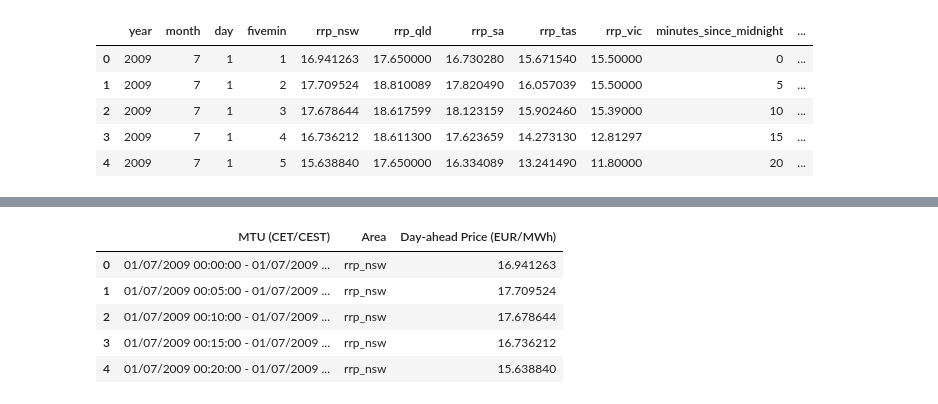
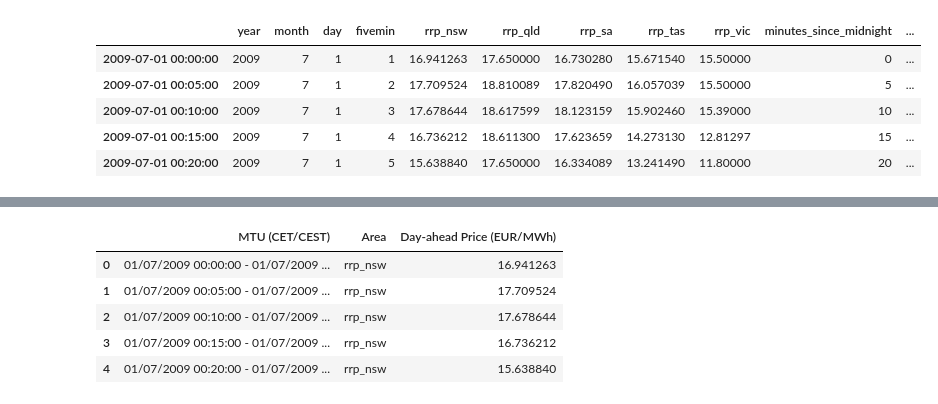
Before and after one commit to franrolotti/volatility-spillovers, a Jupyter notebook: 0_transform_australia_data.ipynb, the cells around one changed output, grey strips where cells are left out. Cells and saved outputs as stored; diff of their text form; code cells hidden in the pictures.

```diff
--- a/0_transform_australia_data.ipynb
+++ b/0_transform_australia_data.ipynb
@@ -15,0 +113,16 @@ df.head()
+# %%
+
+# ------------------------------------------------------------
+# 3. interpolate only *single-step* gaps ---------------------
+price_cols = [c for c in df_wide.columns if c.startswith('rrp_')]
+
+df_wide[price_cols] = (
+    df_wide[price_cols]
+      .interpolate(method='linear', limit=1, limit_direction='both')
+)
+
+# ------------------------------------------------------------
+# sanity: every day must now have 288 rows -------------------
+assert (df_wide.groupby(df_wide.index.normalize()).size() == 288).all()
+print("✓ All days complete and interpolated")
+df_wide.head()
@@ -15,0 +161,21 @@ df.head()
+# %%
+# df_wide is already re-indexed and interpolated
+idx = df_wide.index          # shortcut
+
+df_wide['year']  = idx.year
+df_wide['month'] = idx.month
+df_wide['day']   = idx.day
+df_wide['fivemin'] = ((idx - idx.normalize()).total_seconds() // 300 + 1
+                      ).astype('int16')     # 1 … 288
+
+# now repeat the diagnostic
+daily = (df_wide
+         .groupby(['year','month','day'])['fivemin']
+         .agg(intervals='count',
+              min_fivemin='min',
+              max_fivemin='max')
+         .reset_index())
+
+print(daily['intervals'].value_counts())   # → 288    n_days
+print(daily.query('intervals != 288'))     # empty
+df_wide.head()
@@ -16,25 +195,25 @@ df.head()
 # %%
-
+df = df_wide.copy()
 
 # Compute minutes since midnight
 df['minutes_since_midnight'] = (df['fivemin'] - 1) * 5
 
 # Now create full timestamp
 df['datetime'] = pd.to_datetime(df['year'].astype(str) + '-' +
                                 df['month'].astype(str).str.zfill(2) + '-' +
                                 df['day'].astype(str).str.zfill(2) + ' ' +
                                 (df['minutes_since_midnight'] // 60).astype(str).str.zfill(2) + ':' +
                                 (df['minutes_since_midnight'] % 60).astype(str).str.zfill(2) + ':00',
                                 format='%Y-%m-%d %H:%M:%S')
 
 df.head()
 # %% [output]
 |  | year | month | day | fivemin | rrp_nsw | rrp_qld | rrp_sa | rrp_tas | rrp_vic | minutes_since_midnight | ... |
-| 0 | 2009 | 7 | 1 | 1 | 16.941263 | 17.650000 | 16.730280 | 15.671540 | 15.50000 | 0 | ... |
-| 1 | 2009 | 7 | 1 | 2 | 17.709524 | 18.810089 | 17.820490 | 16.057039 | 15.50000 | 5 | ... |
-| 2 | 2009 | 7 | 1 | 3 | 17.678644 | 18.617599 | 18.123159 | 15.902460 | 15.39000 | 10 | ... |
-| 3 | 2009 | 7 | 1 | 4 | 16.736212 | 18.611300 | 17.623659 | 14.273130 | 12.81297 | 15 | ... |
-| 4 | 2009 | 7 | 1 | 5 | 15.638840 | 17.650000 | 16.334089 | 13.241490 | 11.80000 | 20 | ... |
+| 2009-07-01 00:00:00 | 2009 | 7 | 1 | 1 | 16.941263 | 17.650000 | 16.730280 | 15.671540 | 15.50000 | 0 | ... |
+| 2009-07-01 00:05:00 | 2009 | 7 | 1 | 2 | 17.709524 | 18.810089 | 17.820490 | 16.057039 | 15.50000 | 5 | ... |
+| 2009-07-01 00:10:00 | 2009 | 7 | 1 | 3 | 17.678644 | 18.617599 | 18.123159 | 15.902460 | 15.39000 | 10 | ... |
+| 2009-07-01 00:15:00 | 2009 | 7 | 1 | 4 | 16.736212 | 18.611300 | 17.623659 | 14.273130 | 12.81297 | 15 | ... |
+| 2009-07-01 00:20:00 | 2009 | 7 | 1 | 5 | 15.638840 | 17.650000 | 16.334089 | 13.241490 | 11.80000 | 20 | ... |
 # %%
 
 df['MTU (CET/CEST)'] = df['datetime'].dt.strftime('%d/%m/%Y %H:%M:%S') + ' - ' + \
```
Also changed, not shown: parts of 16 cells of this notebook, 2 other files.
